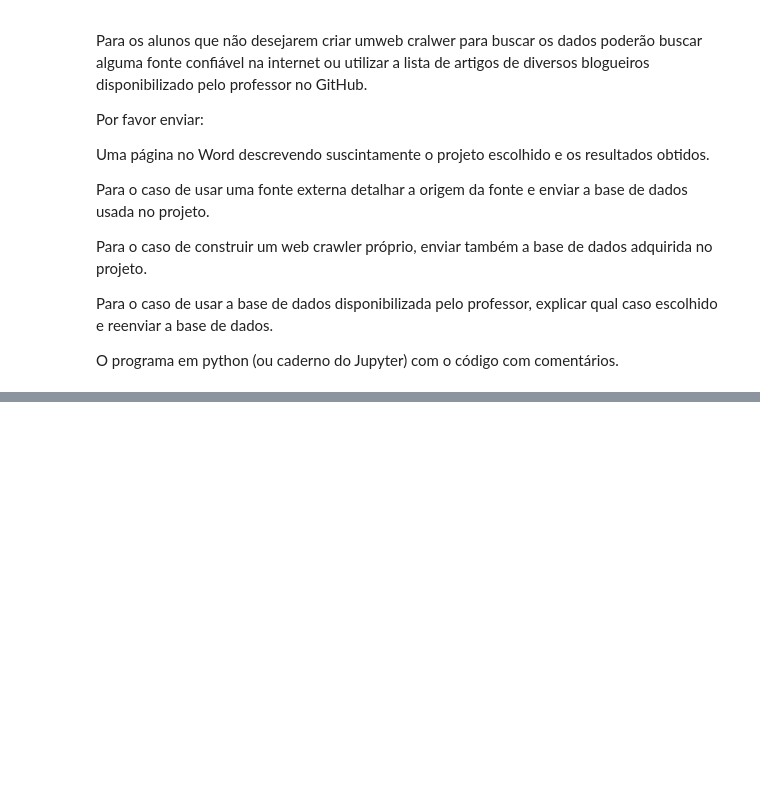
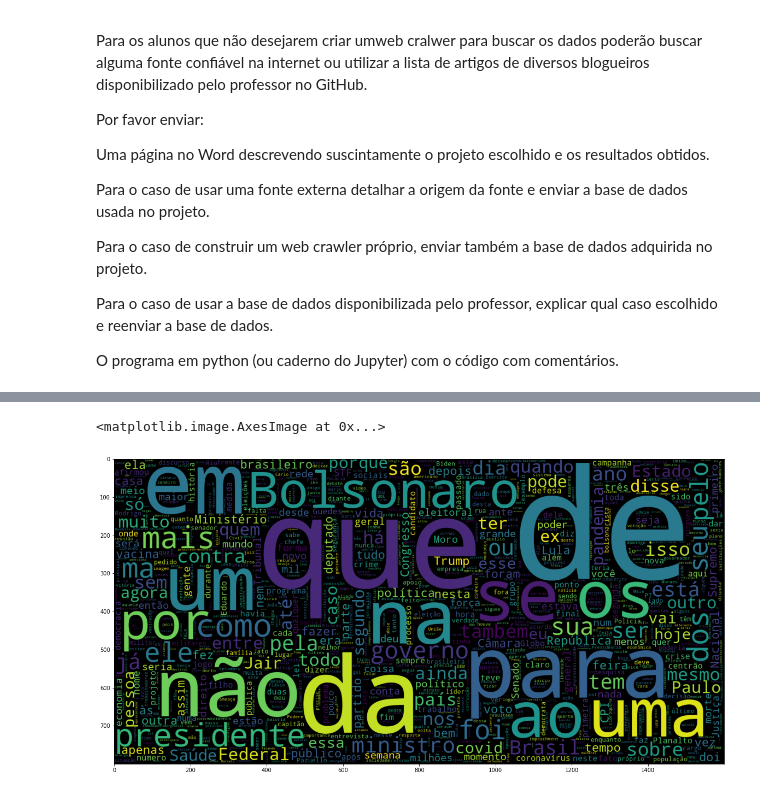
Before and after one commit to augustoberwaldt/mackenzie, a Jupyter notebook: NPL(_processamento_de_linguagem_natural).ipynb, the cells around one changed output, grey strips where cells are left out. Drawn from its saved outputs; the diff is of its cells as text; code cells hidden in the pictures; blank space fills up the shorter version.

```diff
--- a/NPL(_processamento_de_linguagem_natural).ipynb
+++ b/NPL(_processamento_de_linguagem_natural).ipynb
@@ -24,0 +47,19 @@ O programa em python (ou caderno do Jupyter) com o código com comentários.
+# %%
+df = pd.read_json("https://raw.githubusercontent.com/lucianomcsilva/articulistas/main/UolBlogs.json")
+df['content'] = df['content'].apply(lambda x: x.replace("\n","") )
+df['words'] = df['content'].str.split().str.len();
+
+df.head()
+
+# remove qulquer artigo que tenha gerado menos que 100 palavras
+df = df.loc[(df['words'] > 100)]
+
+wc = WordCloud(max_words = 1000 , width = 1600 , height = 800,
+              collocations=False).generate(" ".join(df['content']))
+
+
+plt.figure(figsize = (20,20))
+plt.imshow(wc)
+# %% [output]
+<matplotlib.image.AxesImage at 0x...>
+[figure, added]
```
Also changed, not shown: parts of 2 cells of this notebook.
